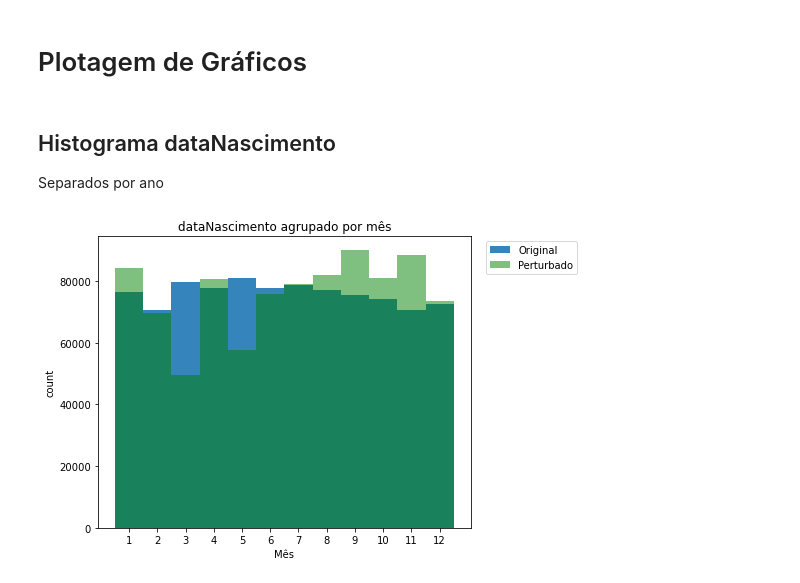
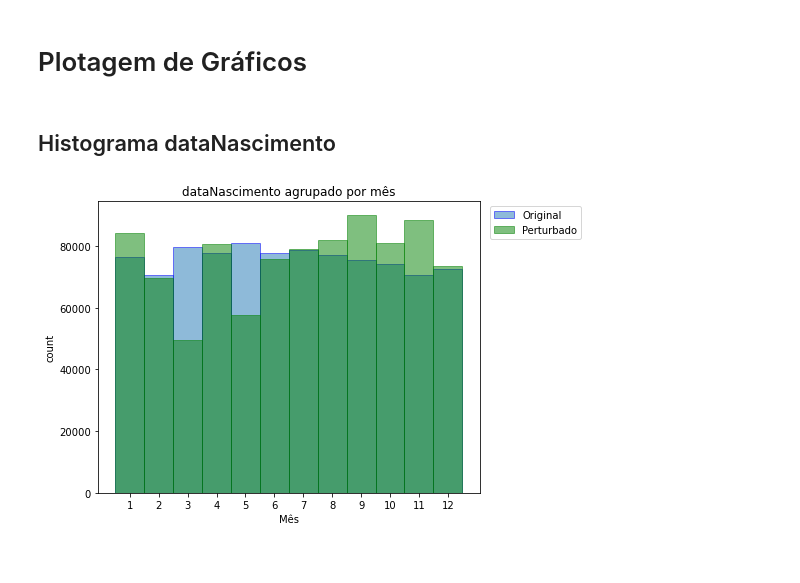
Before and after one commit to rafero1/anonymization-by-perturbation, a Jupyter notebook: graphs.ipynb, the cells around one changed output. Saved outputs shown, nothing was run; the diff lists cells and outputs as text; code cells hidden in the pictures.

```diff
--- a/graphs.ipynb
+++ b/graphs.ipynb
@@ -31,28 +31,27 @@ df_municipios = pd.read_csv('ce-regions-format.csv')
 # %matplotlib inline
 # %% [markdown]
 ## Histograma dataNascimento
-Separados por ano
 # %%
 dates_by_month = df[['dataNascimento']].groupby([df['dataNascimento'].dt.month]).count().rename(columns={'dataNascimento':'count'})
 dates_by_month
 
 dates_by_month_anon = df_anon[['dataNascimento']].groupby([df_anon['dataNascimento'].dt.month]).count().rename(columns={'dataNascimento':'count'})
 dates_by_month_anon
 
 x = np.arange(len(dates_by_month.index))
 width = 1
 
 fig, ax = plt.subplots(figsize=(8, 5))
-rects1 = ax.bar(x, dates_by_month['count'], width, label='Original', alpha=0.9)
-rects2 = ax.bar(x, dates_by_month_anon['count'], width, label='Perturbado', color='green', alpha=0.5)
+rects1 = ax.bar(x, dates_by_month['count'], width, label='Original', edgecolor='blue', alpha=0.5)
+rects2 = ax.bar(x, dates_by_month_anon['count'], width, label='Perturbado', color='green', edgecolor='green', alpha=0.5)
 
 ax.set_ylabel('count')
 ax.set_xlabel('Mês')
 ax.set_title('dataNascimento agrupado por mês')
 ax.set_xticks(x)
 ax.set_xticklabels(dates_by_month.index)
-ax.legend(bbox_to_anchor=(1.3, 1))
+ax.legend(bbox_to_anchor=(1.28, 1))
 fig.tight_layout()
 plt.show()
 # %% [output]
-[figure, old version]
+[figure, new version]
```
Also changed, not shown: parts of 6 cells of this notebook, 4 other files.
